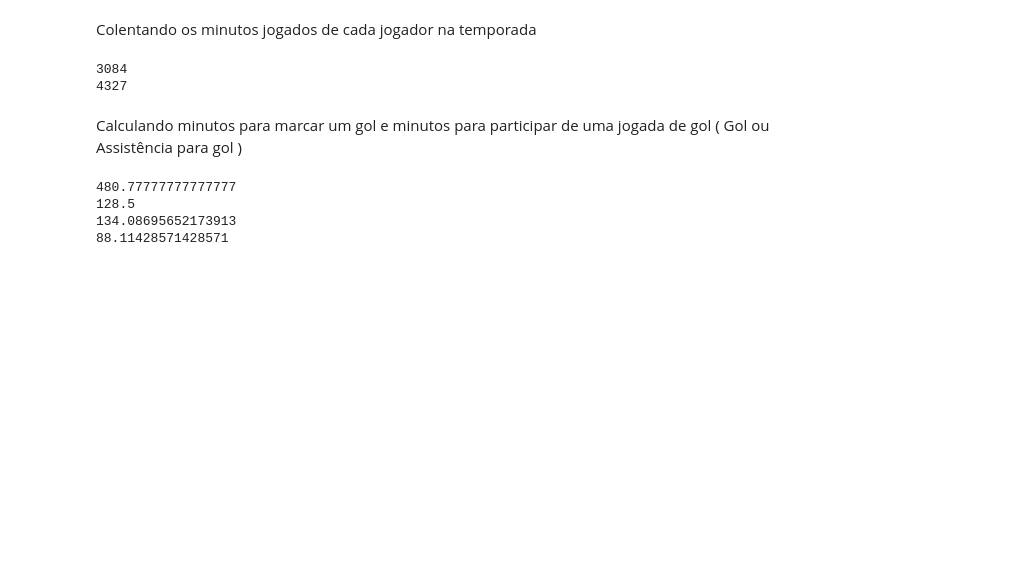
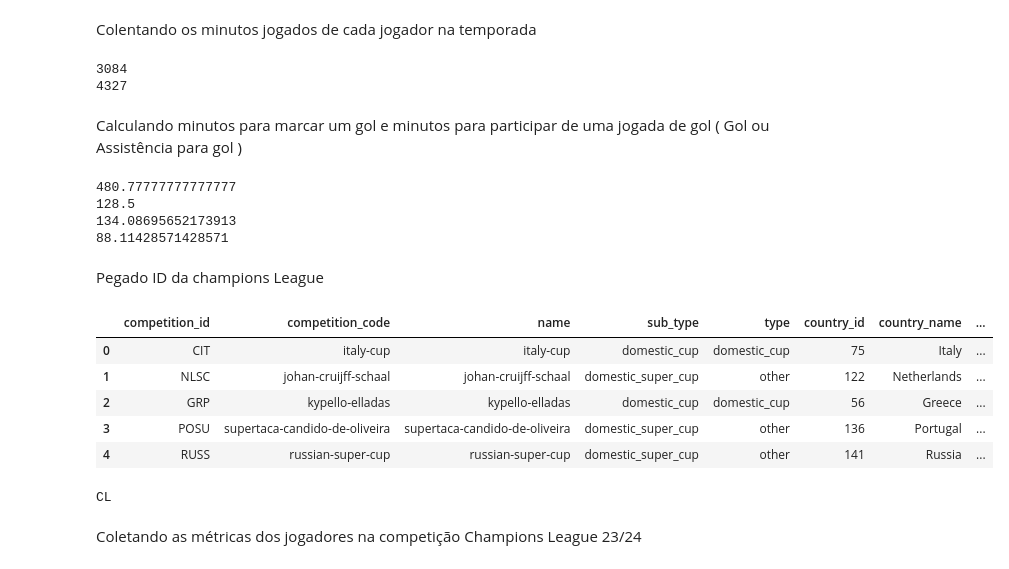
Before and after one commit to felipsants/trabalho-final-org_dados, a Jupyter notebook: datasets/EDA.ipynb, the cells around one changed output. Drawn from its saved outputs; the diff is of its cells as text; code cells hidden in the pictures; blank space fills up the shorter version.

Commit message:
Add Champions league info

```diff
--- a/datasets/EDA.ipynb
+++ b/datasets/EDA.ipynb
@@ -300,3 +301,16 @@ print(minutos_para_participar_gol_vini)
 128.5
 134.08695652173913
 88.11428571428571
+# %% [markdown]
+Pegado ID da champions League
+# %%
+competitions_df = pd.read_csv('competitions.csv')
+# %%
+competitions_df.head()
+# %% [output]
+|  | competition_id | competition_code | name | sub_type | type | country_id | country_name | ... |
+| 0 | CIT | italy-cup | italy-cup | domestic_cup | domestic_cup | 75 | Italy | ... |
+| 1 | NLSC | johan-cruijff-schaal | johan-cruijff-schaal | domestic_super_cup | other | 122 | Netherlands | ... |
+| 2 | GRP | kypello-elladas | kypello-elladas | domestic_cup | domestic_cup | 56 | Greece | ... |
+| 3 | POSU | supertaca-candido-de-oliveira | supertaca-candido-de-oliveira | domestic_super_cup | other | 136 | Portugal | ... |
+| 4 | RUSS | russian-super-cup | russian-super-cup | domestic_super_cup | other | 141 | Russia | ... |
@@ -302,0 +320,6 @@ print(minutos_para_participar_gol_vini)
+# %%
+print(champions_id)
+# %% [output]
+CL
+# %% [markdown]
+Coletando as métricas dos jogadores na competição Champions League 23/24
```
Also changed, not shown: parts of 13 cells of this notebook.
